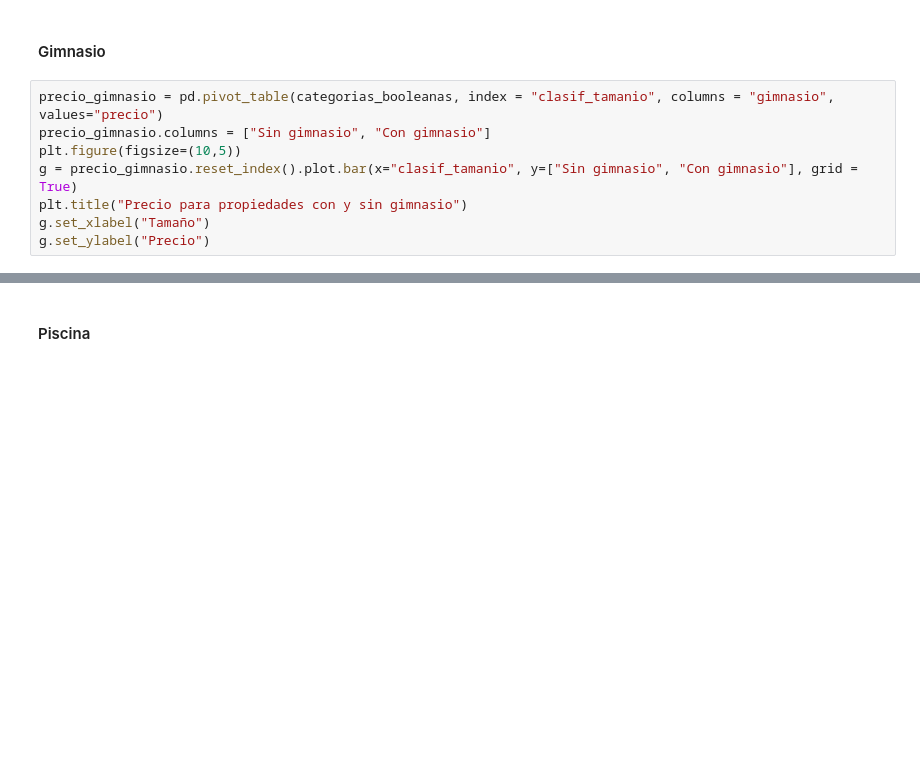
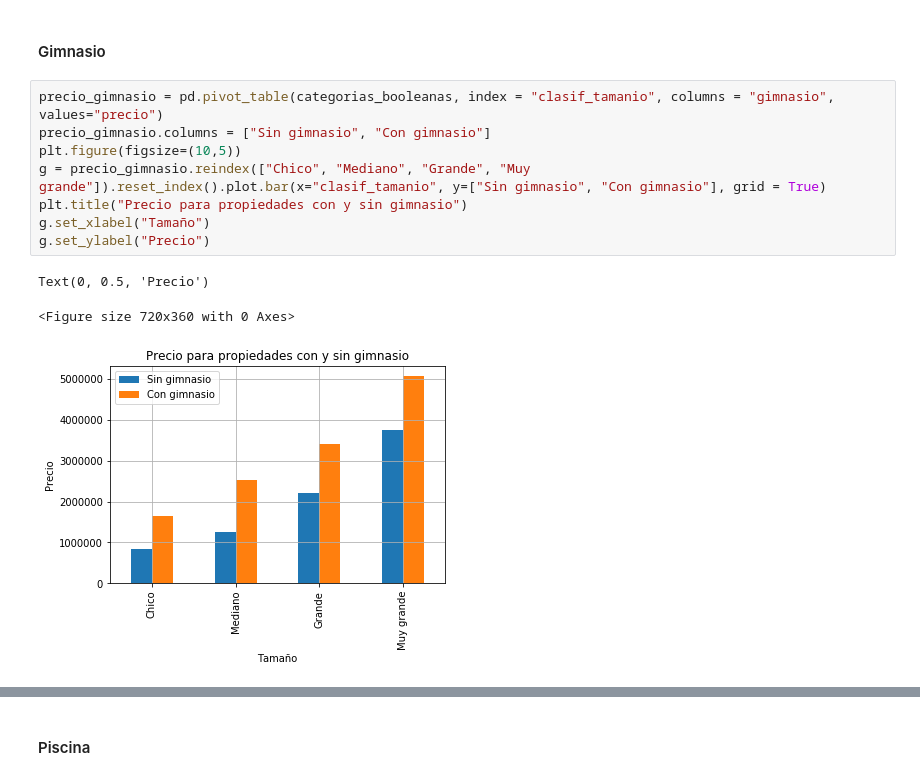
Before and after one commit to Manuel-Sturla/TP1-Datos, a Jupyter notebook: Analsis_metros.ipynb, the cells around one changed output, grey strips where cells are left out. Saved outputs shown, nothing was run; the diff lists cells and outputs as text; blank space fills up the shorter version.

```diff
--- a/Analsis_metros.ipynb
+++ b/Analsis_metros.ipynb
@@ -347,11 +465,15 @@ categorias_booleanas = df_metros_arreglados[["clasif_tamanio", "gimnasio", "usos
 # %%
 precio_gimnasio = pd.pivot_table(categorias_booleanas, index = "clasif_tamanio", columns = "gimnasio", values="precio")
 precio_gimnasio.columns = ["Sin gimnasio", "Con gimnasio"]
 plt.figure(figsize=(10,5))
-g = precio_gimnasio.reset_index().plot.bar(x="clasif_tamanio", y=["Sin gimnasio", "Con gimnasio"], grid = True)
+g = precio_gimnasio.reindex(["Chico", "Mediano", "Grande", "Muy grande"]).reset_index().plot.bar(x="clasif_tamanio", y=["Sin gimnasio", "Con gimnasio"], grid = True)
 plt.title("Precio para propiedades con y sin gimnasio")
 g.set_xlabel("Tamaño")
 g.set_ylabel("Precio")
+# %% [output]
+Text(0, 0.5, 'Precio')
+<Figure size 720x360 with 0 Axes>
+[figure, added]
 # %%
 #categorias_booleanas.groupby(["clasif_tamanio","gimnasio"]).agg({"precio":"mean"}).plot(kind="bar", color = "#FFC222")
 precio_gimnasio = pd.pivot_table(categorias_booleanas, index = "clasif_tamanio", columns = "gimnasio", values="precioxmetro")
```
Also changed, not shown: parts of 40 cells of this notebook.
